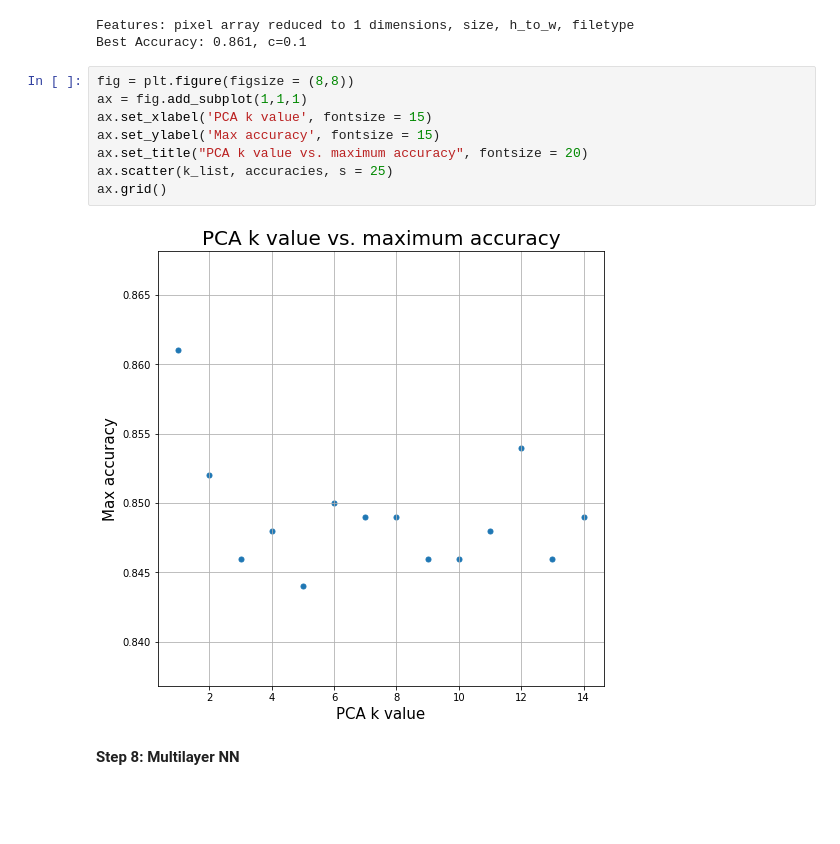
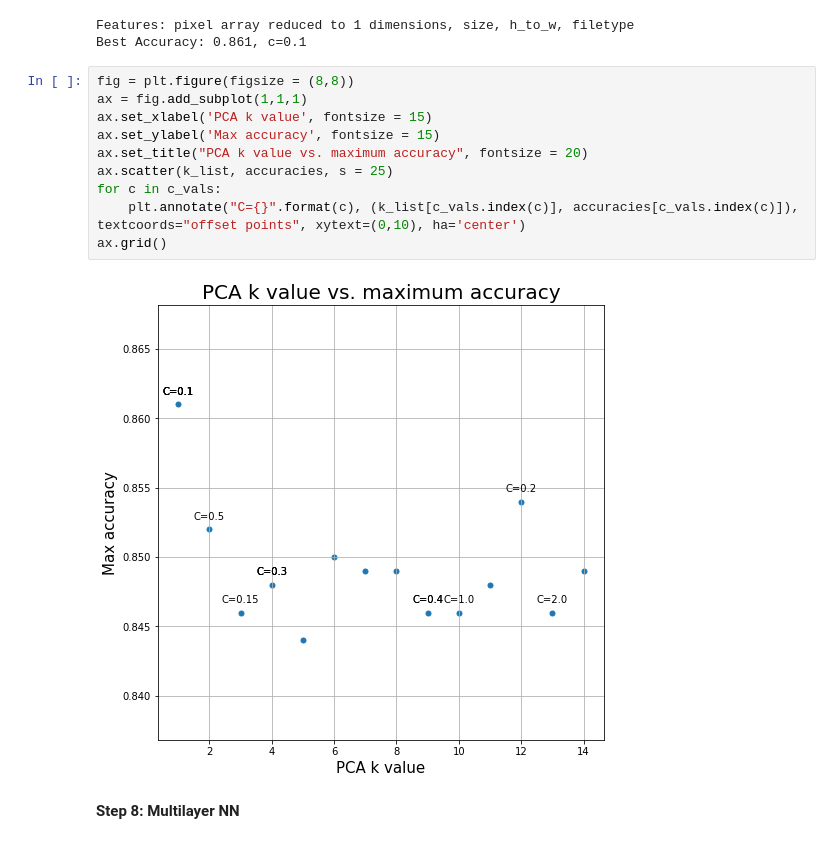
Before and after one commit to lauraherman22/w207_final_project, a Jupyter notebook: Logo_NoLogo_Final_Project.ipynb, the cells around one changed output. Cells and saved outputs as stored; diff of their text form; blank space fills up the shorter version.

Commit message:
add c to chart

```diff
--- a/Logo_NoLogo_Final_Project.ipynb
+++ b/Logo_NoLogo_Final_Project.ipynb
@@ -510,13 +510,15 @@ Best Accuracy: 0.861, c=0.1
 # %%
 fig = plt.figure(figsize = (8,8))
 ax = fig.add_subplot(1,1,1)
 ax.set_xlabel('PCA k value', fontsize = 15)
 ax.set_ylabel('Max accuracy', fontsize = 15)
 ax.set_title("PCA k value vs. maximum accuracy", fontsize = 20)
 ax.scatter(k_list, accuracies, s = 25)
+for c in c_vals:
+    plt.annotate("C={}".format(c), (k_list[c_vals.index(c)], accuracies[c_vals.index(c)]), textcoords="offset points", xytext=(0,10), ha='center')
 ax.grid()
 # %% [output]
-[figure, old version]
+[figure, new version]
 # %% [markdown]
 **Step 8: Multilayer NN**
 # %% [markdown]
```
